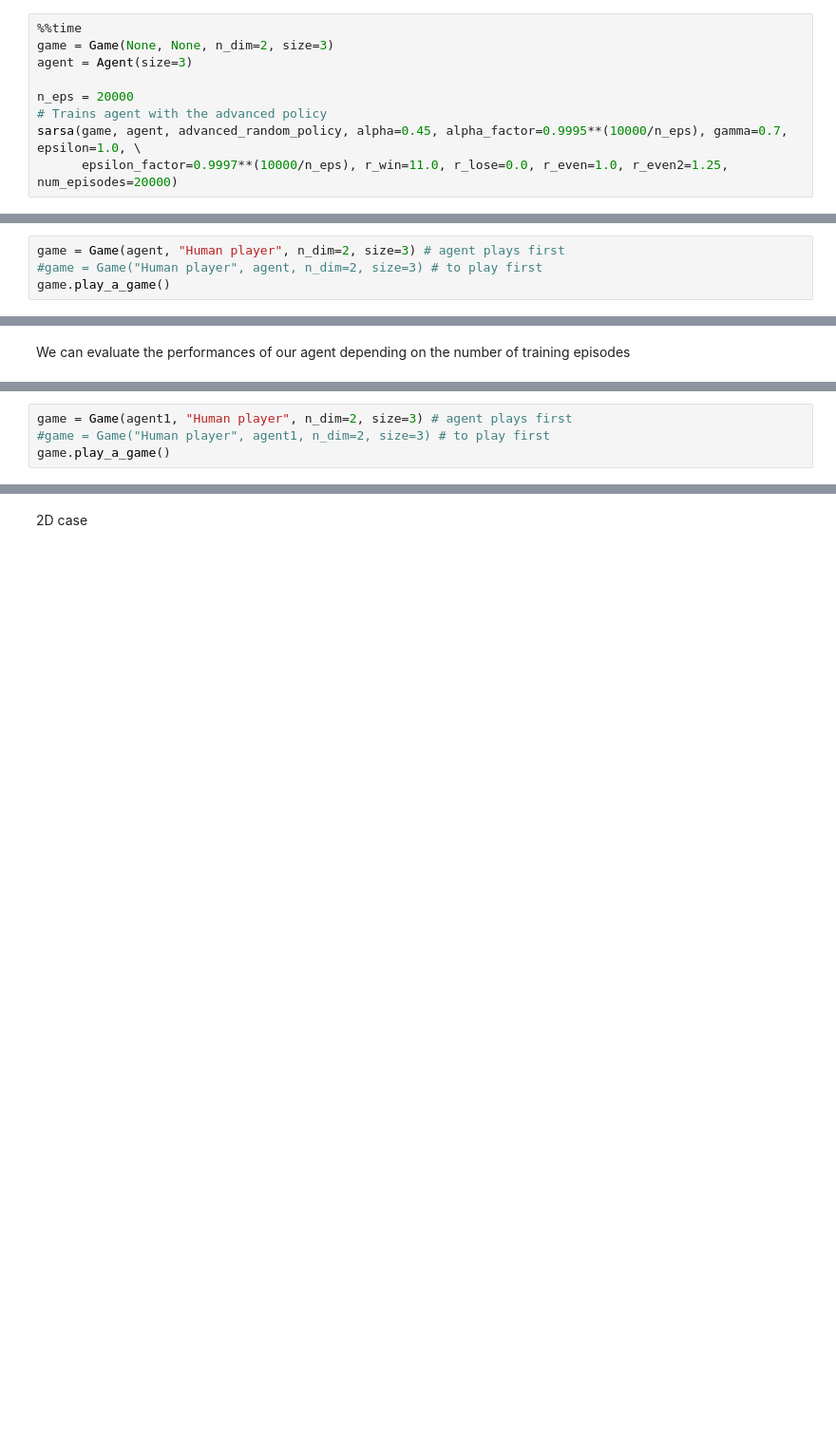
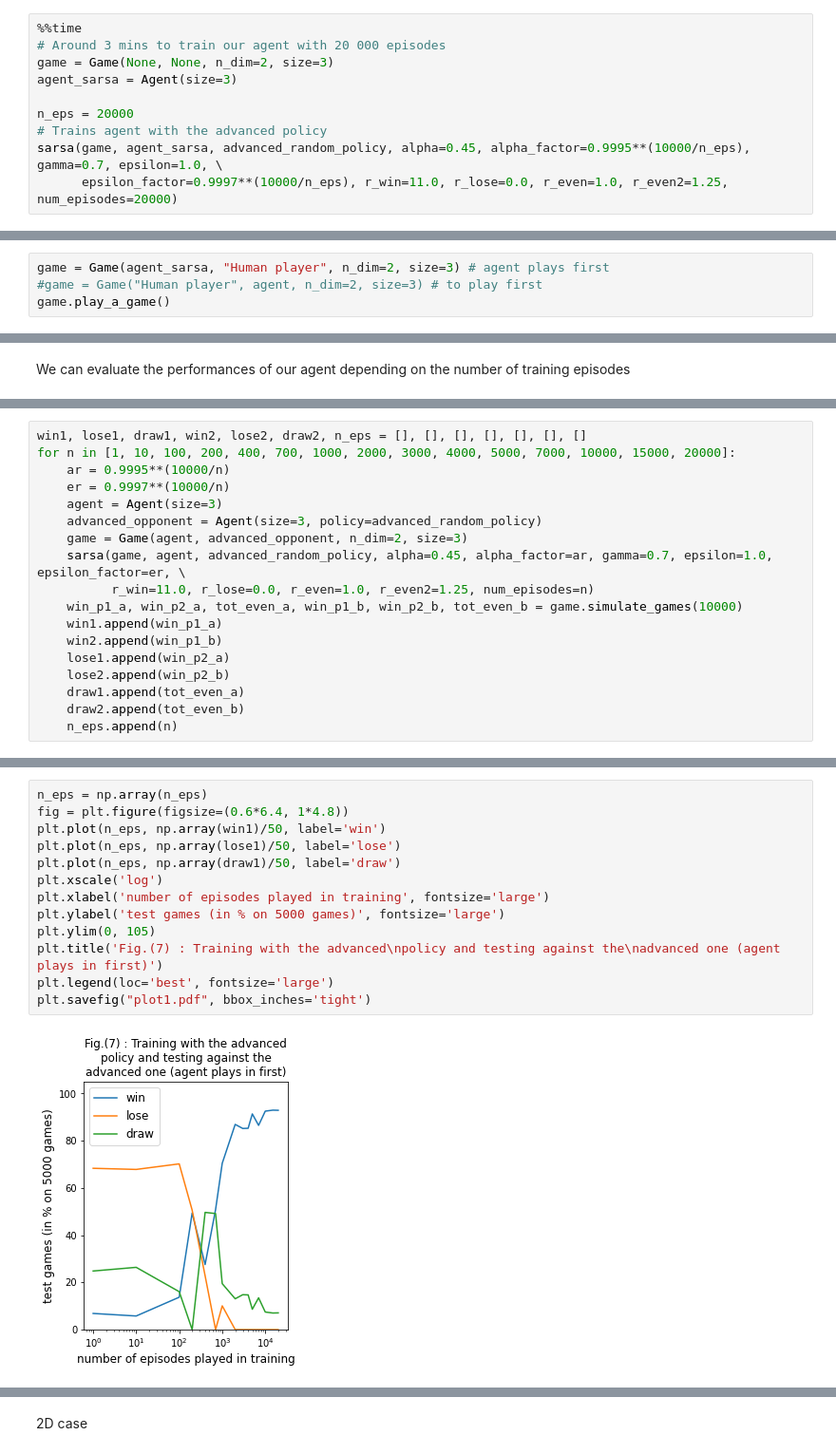
Before and after one commit to gael-vanderlee/CrossDimNoughts, a Jupyter notebook: RL_project.ipynb, the cells around one changed output, grey strips where cells are left out. Shown: that part at 95% size. Drawn from its saved outputs; the diff is of its cells as text; blank space fills up the shorter version.

```diff
--- a/RL_project.ipynb
+++ b/RL_project.ipynb
@@ -9,10 +10,11 @@ import numpy as np
 ### In a first time, we train an agent for 2D tic-tac-toe using our modified SARSA algorithm
 # %%
 %%time
+# Around 3 mins to train our agent with 20 000 episodes
 game = Game(None, None, n_dim=2, size=3)
-agent = Agent(size=3)
+agent_sarsa = Agent(size=3)
 
 n_eps = 20000
 # Trains agent with the advanced policy
-sarsa(game, agent, advanced_random_policy, alpha=0.45, alpha_factor=0.9995**(10000/n_eps), gamma=0.7, epsilon=1.0, \
+sarsa(game, agent_sarsa, advanced_random_policy, alpha=0.45, alpha_factor=0.9995**(10000/n_eps), gamma=0.7, epsilon=1.0, \
       epsilon_factor=0.9997**(10000/n_eps), r_win=11.0, r_lose=0.0, r_even=1.0, r_even2=1.25, num_episodes=20000)
@@ -43,4 +51,4 @@ We give the possibility to play against our agent
 # %%
-game = Game(agent, "Human player", n_dim=2, size=3) # agent plays first
+game = Game(agent_sarsa, "Human player", n_dim=2, size=3) # agent plays first
 #game = Game("Human player", agent, n_dim=2, size=3) # to play first
 game.play_a_game()
@@ -124,4 +75,0 @@ print("Win {}, Draw {}, Loses {}".format(wins, draw, loses))
-# %%
-game = Game(agent1, "Human player", n_dim=2, size=3) # agent plays first
-#game = Game("Human player", agent1, n_dim=2, size=3) # to play first
-game.play_a_game()
@@ -141,0 +76,18 @@ print("Win {}, Draw {}, Loses {}".format(wins, draw, loses))
+# %%
+win1, lose1, draw1, win2, lose2, draw2, n_eps = [], [], [], [], [], [], []
+for n in [1, 10, 100, 200, 400, 700, 1000, 2000, 3000, 4000, 5000, 7000, 10000, 15000, 20000]:
+    ar = 0.9995**(10000/n)
+    er = 0.9997**(10000/n)
+    agent = Agent(size=3)
+    advanced_opponent = Agent(size=3, policy=advanced_random_policy)
+    game = Game(agent, advanced_opponent, n_dim=2, size=3)
+    sarsa(game, agent, advanced_random_policy, alpha=0.45, alpha_factor=ar, gamma=0.7, epsilon=1.0, epsilon_factor=er, \
+          r_win=11.0, r_lose=0.0, r_even=1.0, r_even2=1.25, num_episodes=n)
+    win_p1_a, win_p2_a, tot_even_a, win_p1_b, win_p2_b, tot_even_b = game.simulate_games(10000)
+    win1.append(win_p1_a)
+    win2.append(win_p1_b)
+    lose1.append(win_p2_a)
+    lose2.append(win_p2_b)
+    draw1.append(tot_even_a)
+    draw2.append(tot_even_b)
+    n_eps.append(n)
@@ -141,0 +96,15 @@ print("Win {}, Draw {}, Loses {}".format(wins, draw, loses))
+# %%
+n_eps = np.array(n_eps)
+fig = plt.figure(figsize=(0.6*6.4, 1*4.8))
+plt.plot(n_eps, np.array(win1)/50, label='win')
+plt.plot(n_eps, np.array(lose1)/50, label='lose')
+plt.plot(n_eps, np.array(draw1)/50, label='draw')
+plt.xscale('log')
+plt.xlabel('number of episodes played in training', fontsize='large')
+plt.ylabel('test games (in % on 5000 games)', fontsize='large')
+plt.ylim(0, 105)
+plt.title('Fig.(7) : Training with the advanced\npolicy and testing against the\nadvanced one (agent plays in first)')
+plt.legend(loc='best', fontsize='large')
+plt.savefig("plot1.pdf", bbox_inches='tight')
+# %% [output]
+[figure, added]
```
Also changed, not shown: parts of 50 cells of this notebook, 2 other files.
